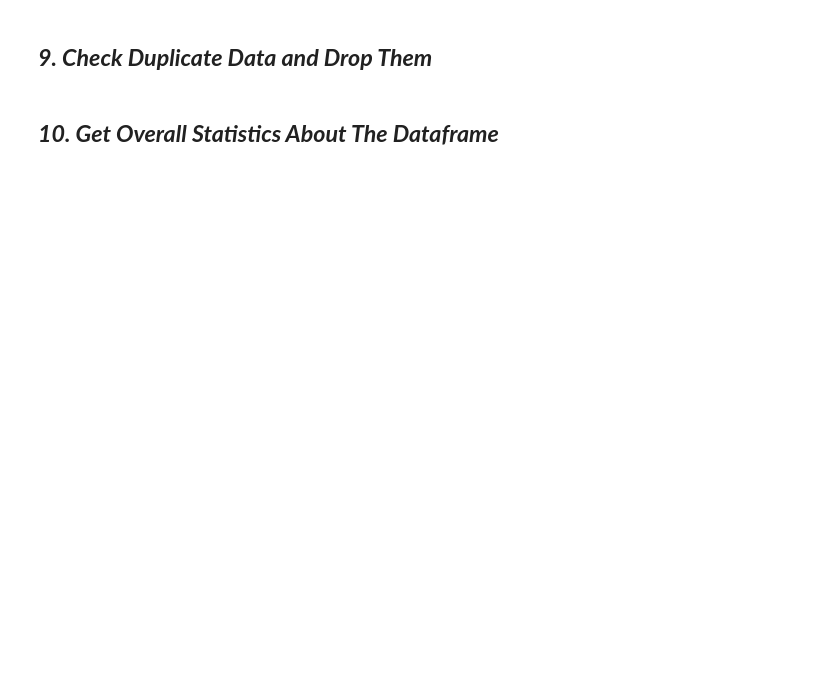
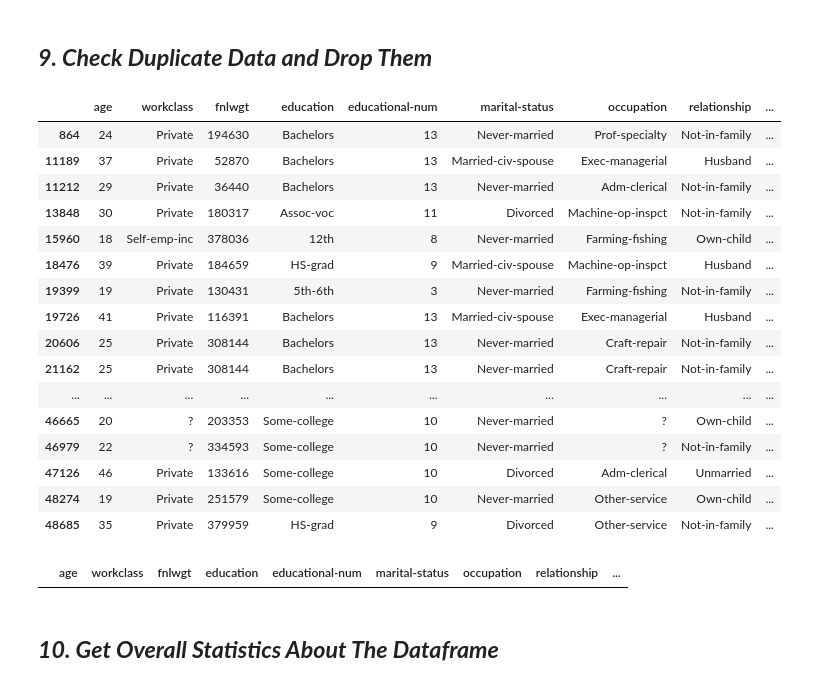
Before and after one commit to UmerFaizyab/visualization, a Jupyter notebook: Assignment 10.ipynb, the cells around one changed output. Saved outputs shown, nothing was run; the diff lists cells and outputs as text; code cells hidden in the pictures; blank space fills up the shorter version.

```diff
--- a/Assignment 10.ipynb
+++ b/Assignment 10.ipynb
@@ -17,4 +149,29 @@
 # %% [markdown]
 ## ***9. Check Duplicate Data and Drop Them***
+# %%
+df[df.duplicated()]
+# %% [output]
+|  | age | workclass | fnlwgt | education | educational-num | marital-status | occupation | relationship | ... |
+| 864 | 24 | Private | 194630 | Bachelors | 13 | Never-married | Prof-specialty | Not-in-family | ... |
+| 11189 | 37 | Private | 52870 | Bachelors | 13 | Married-civ-spouse | Exec-managerial | Husband | ... |
+| 11212 | 29 | Private | 36440 | Bachelors | 13 | Never-married | Adm-clerical | Not-in-family | ... |
+| 13848 | 30 | Private | 180317 | Assoc-voc | 11 | Divorced | Machine-op-inspct | Not-in-family | ... |
+| 15960 | 18 | Self-emp-inc | 378036 | 12th | 8 | Never-married | Farming-fishing | Own-child | ... |
+| 18476 | 39 | Private | 184659 | HS-grad | 9 | Married-civ-spouse | Machine-op-inspct | Husband | ... |
+| 19399 | 19 | Private | 130431 | 5th-6th | 3 | Never-married | Farming-fishing | Not-in-family | ... |
+| 19726 | 41 | Private | 116391 | Bachelors | 13 | Married-civ-spouse | Exec-managerial | Husband | ... |
+| 20606 | 25 | Private | 308144 | Bachelors | 13 | Never-married | Craft-repair | Not-in-family | ... |
+| 21162 | 25 | Private | 308144 | Bachelors | 13 | Never-married | Craft-repair | Not-in-family | ... |
+| ... | ... | ... | ... | ... | ... | ... | ... | ... | ... |
+| 46665 | 20 | ? | 203353 | Some-college | 10 | Never-married | ? | Own-child | ... |
+| 46979 | 22 | ? | 334593 | Some-college | 10 | Never-married | ? | Not-in-family | ... |
+| 47126 | 46 | Private | 133616 | Some-college | 10 | Divorced | Adm-clerical | Unmarried | ... |
+| 48274 | 19 | Private | 251579 | Some-college | 10 | Never-married | Other-service | Own-child | ... |
+| 48685 | 35 | Private | 379959 | HS-grad | 9 | Divorced | Other-service | Not-in-family | ... |
+# %%
+df = df.drop_duplicates()
+df[df.duplicated()]
+# %% [output]
+|  | age | workclass | fnlwgt | education | educational-num | marital-status | occupation | relationship | ... |
 # %% [markdown]
 ## ***10. Get Overall Statistics About The Dataframe***
```
Also changed, not shown: parts of 17 cells of this notebook.
